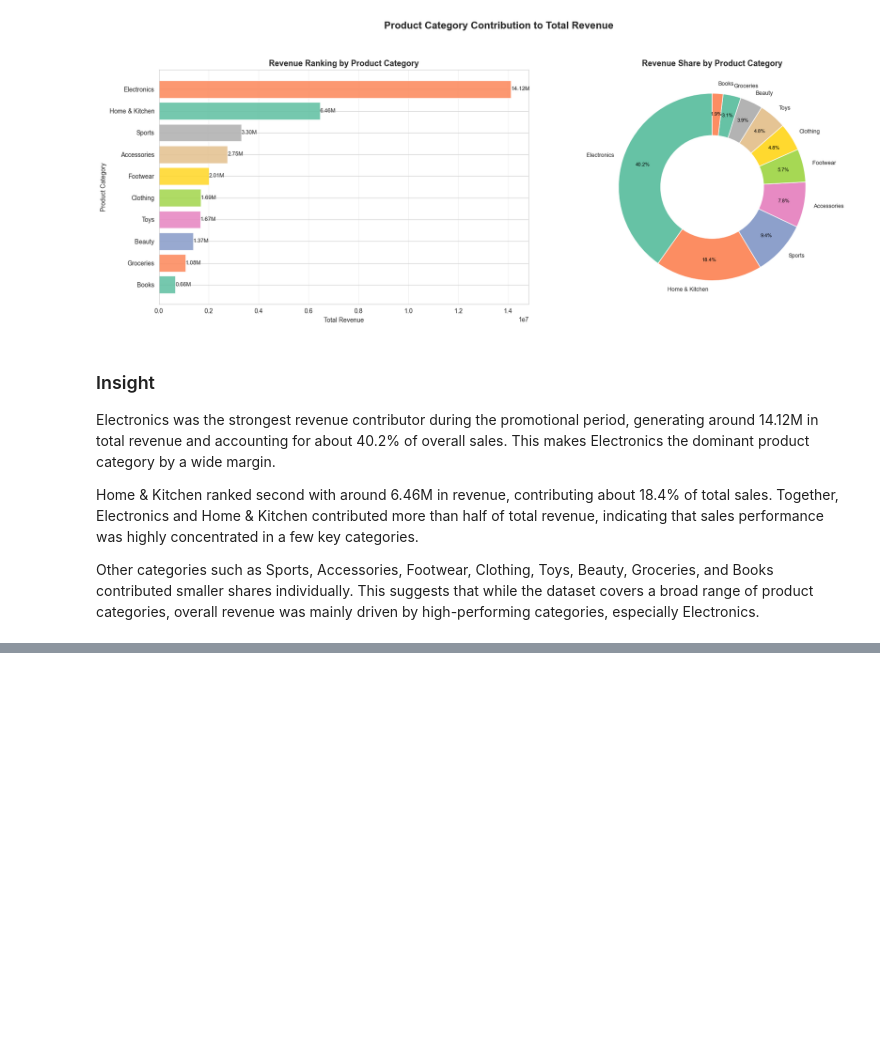
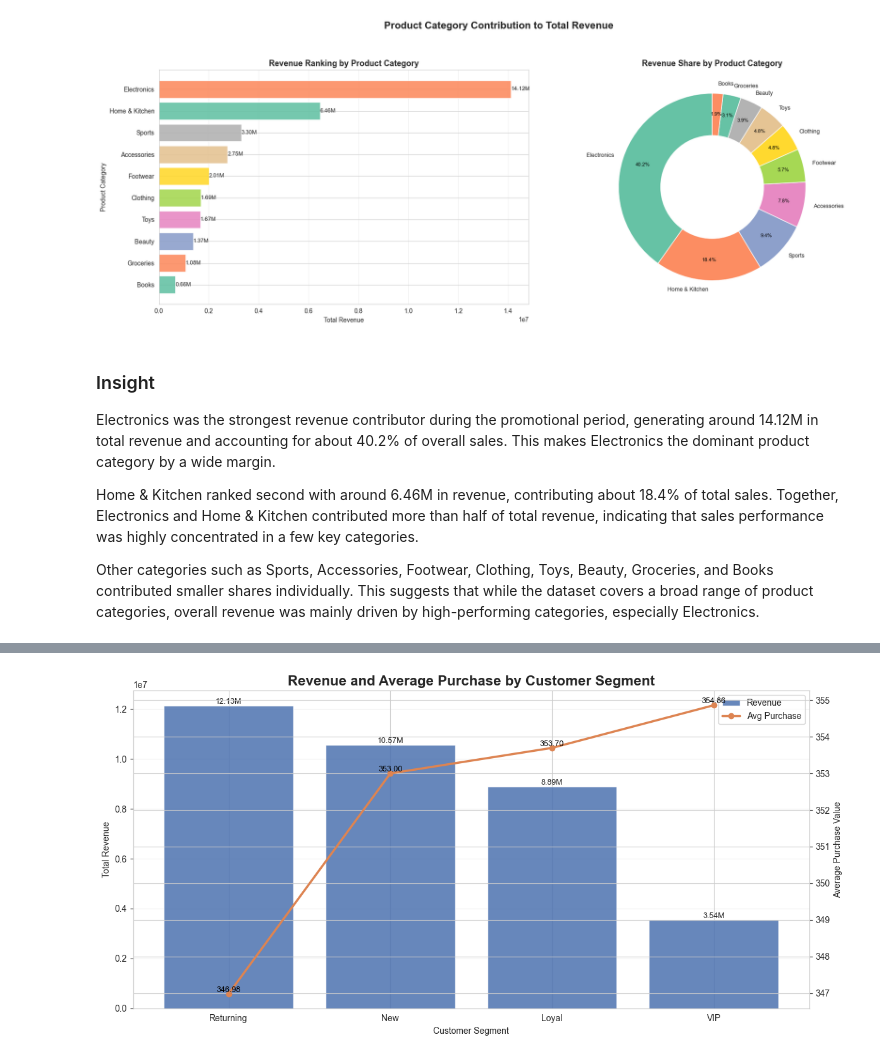
Before and after one commit to fathirrizkifadillah/Black-Friday, a Jupyter notebook: main.ipynb, the cells around one changed output, grey strips where cells are left out. Saved outputs shown, nothing was run; the diff lists cells and outputs as text; code cells hidden in the pictures; blank space fills up the shorter version.

Commit message:
Add new plots | Revenue and Average Purchase by Customer Segement

```diff
--- a/main.ipynb
+++ b/main.ipynb
@@ -635,0 +638,90 @@ Other categories such as Sports, Accessories, Footwear, Clothing, Toys, Beauty,
+# %%
+segment_summary = (
+    df.groupby('customer_segment')
+      .agg(
+          transactions=('transaction_id', 'count'),
+          revenue=('purchase_amount', 'sum'),
+          avg_purchase=('purchase_amount', 'mean')
+      )
+      .reset_index()
+      .sort_values('revenue', ascending=False)
+)
+
+x_pos = np.arange(len(segment_summary))
+
+fig, ax1 = plt.subplots(figsize=(12, 6))
+
+bars = ax1.bar(
+    x_pos,
+    segment_summary['revenue'],
+    color='#4C72B0',
+    alpha=0.85,
+    label='Revenue'
+)
+
+ax1.set_title(
+    'Revenue and Average Purchase by Customer Segment',
+    fontsize=16,
+    weight='bold'
+)
+ax1.set_xlabel('Customer Segment')
+ax1.set_ylabel('Total Revenue')
+
+ax1.set_xticks(x_pos)
+ax1.set_xticklabels(segment_summary['customer_segment'])
+
+for bar in bars:
+    height = bar.get_height()
+    ax1.text(
+        bar.get_x() + bar.get_width() / 2,
+        height,
+        f'{height/1_000_000:.2f}M',
+        ha='center',
+        va='bottom',
+        fontsize=9
+    )
+
+ax2 = ax1.twinx()
+
+ax2.plot(
+    x_pos,
+    segment_summary['avg_purchase'],
+    marker='o',
+    color='#DD8452',
+    linewidth=2.5,
+    label='Avg Purchase'
+)
+
+ax2.set_ylabel('Average Purchase Value')
+
+for x, y in zip(x_pos, segment_summary['avg_purchase']):
+    ax2.text(
+        x,
+        y,
+        f'{y:.2f}',
+        ha='center',
+        va='bottom',
+        fontsize=9,
+        color='black'
+    )
+
+handles1, labels1 = ax1.get_legend_handles_labels()
+handles2, labels2 = ax2.get_legend_handles_labels()
+
+ax1.legend(
+    handles1 + handles2,
+    labels1 + labels2,
+    loc='upper right'
+)
+
+ax1.grid(True, axis='y', alpha=0.3)
+
+plt.tight_layout()
+
+os.makedirs('plots', exist_ok=True)
+filepath = os.path.join('plots', 'Revenue and Average Purchase by Customer Segment.png')
+plt.savefig(filepath, dpi=300, bbox_inches='tight', facecolor='white')
+
+plt.show()
+# %% [output]
+[figure, added]
```
Also changed, not shown: parts of 3 cells of this notebook, 1 other file.
